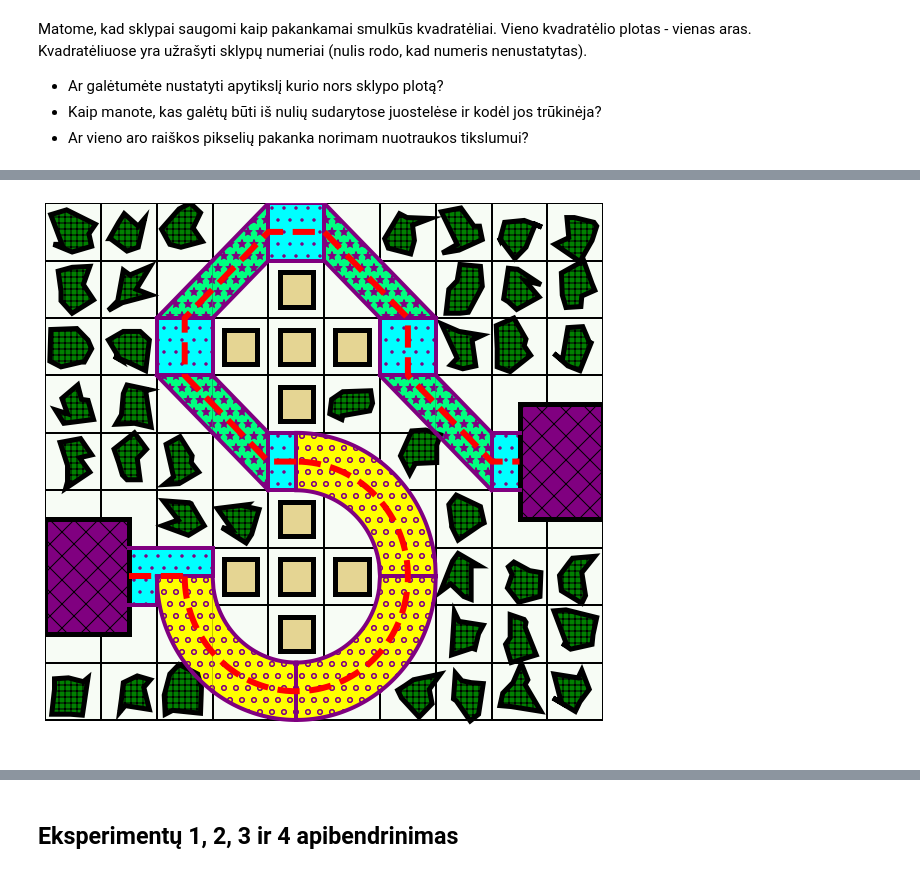
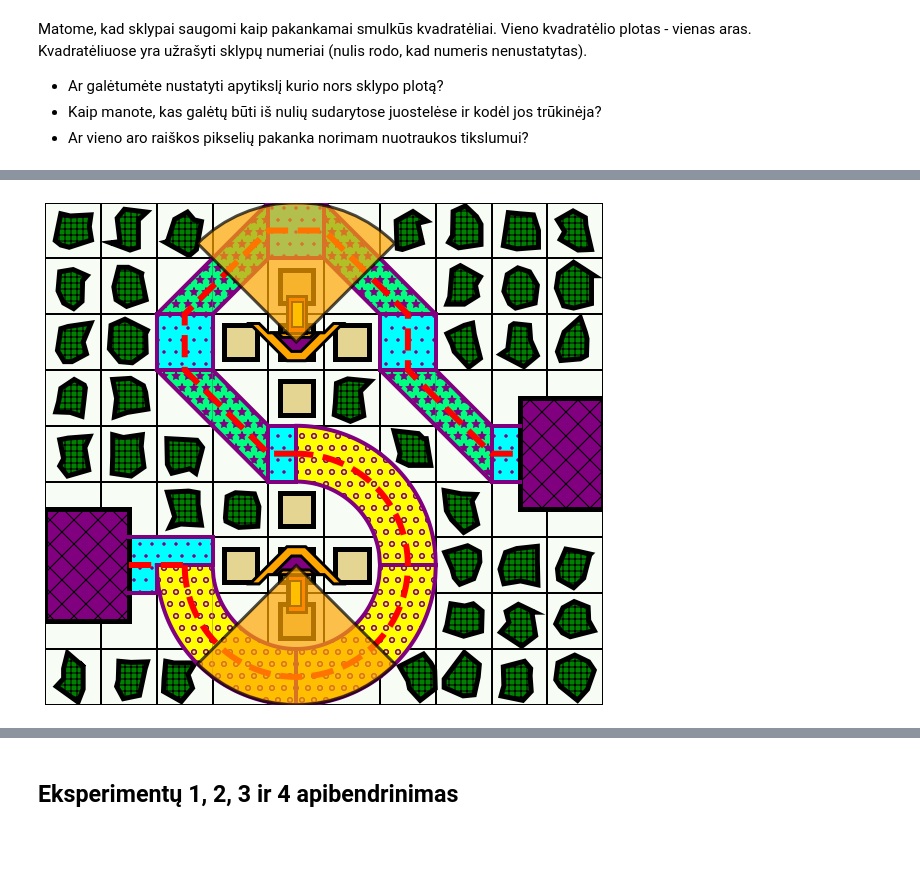
Before and after one commit to loijord/mokslas_2021, a Jupyter notebook: Matematika/Pijui.ipynb, the cells around one changed output, grey strips where cells are left out. Cells and saved outputs as stored; diff of their text form; code cells hidden in the pictures; blank space fills up the shorter version.

```diff
--- a/Matematika/Pijui.ipynb
+++ b/Matematika/Pijui.ipynb
@@ -197,90 +143,8 @@ Kvadratėliuose yra užrašyti sklypų numeriai (nulis rodo, kad numeris nenusta
 Panagrinėkime [vieną iš tokių žaidimų](https://www.miniclip.com/games/toy-defense). Šiame ir daugumoje panašių žaidimų reikia kurti ginkluotės strategiją, kur už tam tikrą sumą yra perkami kareiviai arba gynybiniai įrengimai. Dažniausiai apsiginkluoti galima daugybe būdų, o ginklai pasižymi tokiomis savybėmis, kaip šaudymo intensyvumas, taiklumas, maksimalus šaudymo nuotolis ir kampas, apimantis šaudymo zoną. Žaidimo tikslas - neleisti priešui nueiti tam tikru keliu nuo pradžios iki galo. Imkime supaprastintą tokio žaidimo versiją:
 # %%
-import matplotlib.pyplot as plt
-import matplotlib.ticker as mticker
-from matplotlib.patches import Polygon
-import numpy as np
-
-def vaizduok_konsolę():
-    fig, ax = plt.subplots(figsize = (10, 10))
-    ax.pcolormesh(np.zeros((9, 10)), edgecolors='k', linewidth=2, cmap='Greens')
-
-    c1, c2, c3 = 'cyan', 'yellow', 'springgreen'
-    h1, h2, h3 = '.', 'o', '*'
-    ec = 'purple'
-
-    def plot_track(x, y1, y2, fc, hatch):
-        ax.fill_between(x,y1,y2, fc=fc, hatch=hatch, ec=ec, linewidth=0)
-        ax.plot(x, y1, color=ec, linewidth=4)
-        ax.plot(x, y2, color=ec, linewidth=4)
-
-    #Vaizduojamos kelio dalys
-    x = np.linspace(1.5,2,2); y1 = np.full_like(x,2); y2 = np.full_like(x,3); plot_track(x, y1, y2, fc=c1, hatch=h1)
-    x = np.linspace(2,3,100); y1 = y2=np.full_like(x, 2.5); y2=np.full_like(x, 3); plot_track(x, y1, y2, fc=c1, hatch=h1)
-    ax.plot([2, 2, 3, 3], [2, 2.5, 2.5, 3], color=ec, linewidth=4)
-
-    x = np.linspace(2,3,100); y1 = 2.5 - np.sqrt(6.25-(x - 4.5)**2); y2=np.full_like(x, 2.5); plot_track(x, y1, y2, fc=c2, hatch=h2)
-    x = np.linspace(3,4.5,100); y1 = 2.5 - np.sqrt(6.25-(x - 4.5)**2); y2 = 2.5 - np.sqrt(2.25-(x - 4.5)**2); plot_track(x, y1, y2, fc=c2, hatch=h2)
-    ax.plot([4.5, 4.5], [0, 1], color=ec, linewidth=4)
-    x = np.linspace(4.5,6,100); y1 = 2.5 - np.sqrt(6.25-(x - 4.5)**2); y2 = 2.5 - np.sqrt(2.25-(x - 4.5)**2); plot_track(x, y1, y2, c2, h2)
-    x = np.linspace(6,7,100); y1 = 2.5 - np.sqrt(6.25-(x - 4.5)**2); y2 = np.full_like(x, 2.5); plot_track(x, y1, y2, c2, h2)
-    x = np.linspace(6,7,100); y1 = np.full_like(x, 2.5); y2 = 2.5 + np.sqrt(6.25-(x - 4.5)**2); plot_track(x, y1, y2, c2, h2)
-    x = np.linspace(4.5,6,100); y1 = 2.5 + np.sqrt(2.25-(x - 4.5)**2); y2 = 2.5 + np.sqrt(6.25-(x - 4.5)**2); plot_track(x, y1, y2, c2, h2)
-
-    x = np.linspace(4, 4.5, 2); y1 = np.full_like(x,4); y2=np.full_like(x,5); plot_track(x, y1, y2, c1, h1)
-    ax.plot([4, 4], [4, 5], color=ec, linewidth=4); plt.plot([4.5, 4.5], [4, 5], color=ec, linewidth=4)
-
-    x = np.linspace(3, 4, 2); y1 = 8 - np.linspace(3, 4, 2); y2 = 9 - np.linspace(3, 4, 2); plot_track(x, y1, y2, c3, h3)
-    x = np.linspace(2, 3, 2); y1 = 8 - np.linspace(2, 3, 2); y2 = np.full_like(x, 6); plot_track(x, y1, y2, c3, h3)
-
-    x = np.linspace(2, 3, 2); y1 = np.full_like(x,6); y2 = np.full_like(x, 7); plot_track(x, y1, y2, c1, h1)
-    ax.plot([2, 2], [6, 7], color=ec, linewidth=4); plt.plot([3, 3], [6, 7], color=ec, linewidth=4)
-
-    x = np.linspace(2, 3, 2); y1 = np.full_like(x, 7); y2 = 5 + x; plot_track(x, y1, y2, c3, h3)
-    x = np.linspace(3, 4, 2); y1 = 4 + x; y2 = 5 + x; plot_track(x, y1, y2, c3, h3)
-
-    x = np.linspace(4, 5, 2); y1 = np.full_like(x, 8); y2 = np.full_like(x, 9); plot_track(x, y1, y2, c1, h1)
-    ax.plot([4, 4], [8, 9], color=ec, linewidth=4); plt.plot([5, 5], [8, 9], color=ec, linewidth=4)
-
-    x = np.linspace(5, 6, 2); y1 = 13 - x; y2 = 14 - x; plot_track(x, y1, y2, c3, h3)
-    x = np.linspace(6, 7, 2); y1 = np.full_like(x, 7); y2 = 14 - x; plot_track(x, y1, y2, c3, h3)
-
-    x = np.linspace(6, 7, 2); y1 = np.full_like(x, 6); y2 = np.full_like(x, 7); plot_track(x, y1, y2, c1, h1)
-    ax.plot([6, 6], [6, 7], color=ec, linewidth=4); plt.plot([7, 7], [6, 7], color=ec, linewidth=4)
-
-    x = np.linspace(6, 7, 2); y1 = 12 - x; y2 = np.full_like(x, 6); plot_track(x, y1, y2, c3, h3)
-    x = np.linspace(7, 8, 2); y1 = 12 - x; y2 = 13 - x; plot_track(x, y1, y2, c3, h3)
-    x = np.linspace(8, 8.5, 2); y1=np.full_like(x,4); y2=np.full_like(x,5); plot_track(x, y1, y2, c1, h1)
-    ax.plot([8, 8], [4, 5], color=ec, linewidth=4)
-
-    #Vaizduojamos pilys
-    ax.add_patch(Polygon([[0, 1.5], [1.5, 1.5], [1.5, 3.5], [0, 3.5]], closed=True, fill=True, hatch='x', ec='k', fc='purple', linewidth=5))
-    ax.add_patch(Polygon([[8.5, 3.5], [10, 3.5], [10, 5.5], [8.5, 5.5]], closed=True, fill=True, hatch='x', ec='k', fc='purple', linewidth=5))
-
-
-    def plot_spot(x, y, c4 = (0.8, 155/255, 0, 0.4), r = 0.3):
-        ax.add_patch(Polygon([[x-r, y-r], [x+r, y-r], [x+r, y+r], [x-r, y+r]], closed=True, fill=True, ec='k', fc=c4, linewidth=5))
-    for x,y in [(4.5, 2.5), (3.5, 2.5), (5.5, 2.5), (4.5, 3.5), (4.5, 1.5), (4.5, 6.5), (3.5, 6.5), (5.5, 6.5), (4.5, 7.5), (4.5, 5.5)]:
-        plot_spot(x, y)
-
-    ax.plot([1.5, 2.5], [2.5, 2.5], color='r', linewidth=6, linestyle= 'dashed')
-    t = np.linspace(1*np.pi, 2.5*np.pi, 100); ax.plot(4.5+2*np.cos(t), 2.5+2*np.sin(t), color='r', linewidth=6, linestyle= 'dashed')
-    ax.plot([4.5, 4, 2.5, 2.5, 4, 5, 6.5, 6.5, 8, 8.5], [4.5, 4.5, 6, 7, 8.5, 8.5, 7, 6, 4.5, 4.5], color='r', linewidth=6, linestyle= 'dashed')
-
-
-    for x, y in ([0,8],[1,8],[2,8],[6,8],[7,8],[8,8],[9,8],
-                 [0,7],[1,7],[7,7],[8,7],[9,7],[0,6],[1,6],[7,6],[8,6],[9,6],
-                 [0,5],[1,5],[5,5],[0,4],[1,4],[2,4],[6.2, 4.2],[2,3],[3, 3],[0,0],[1,0],[1.9,0],[6.2,0],[7,0],[8,0],[9,0],[7,1],[8,1],[9,1],[7,2],[8,2],[9,2],[7,3]):
-        tree = np.array([[0, 0], [0.5, -0.2], [1, 0], [1, 0.7], [1, 1], [0.5, 1.2], [0, 1], [0, 0.3]]) - (0.5, 0.5)
-        tree = tree + np.random.randint(-10, 10, size=(8, 2))/30
-        tree = (x, y) + tree*0.5 + (0.5, 0.5)
-        ax.add_patch(Polygon(tree, closed=True, fill=True, hatch='++', ec='k', fc='green', linewidth=5))
-    plt.axis('off')
-    return fig, ax
-
-def duok_ginklą(x, y, angle):
-
 fig, ax = vaizduok_konsolę()
+rodyk_ginklą(4.5, 2.5, -90, ax)
+rodyk_ginklą(4.5, 6.5, 90, ax)
 plt.show()
 # %% [output]
-[figure, old version]
+[figure, new version]
```
Also changed, not shown: parts of 18 cells of this notebook.
